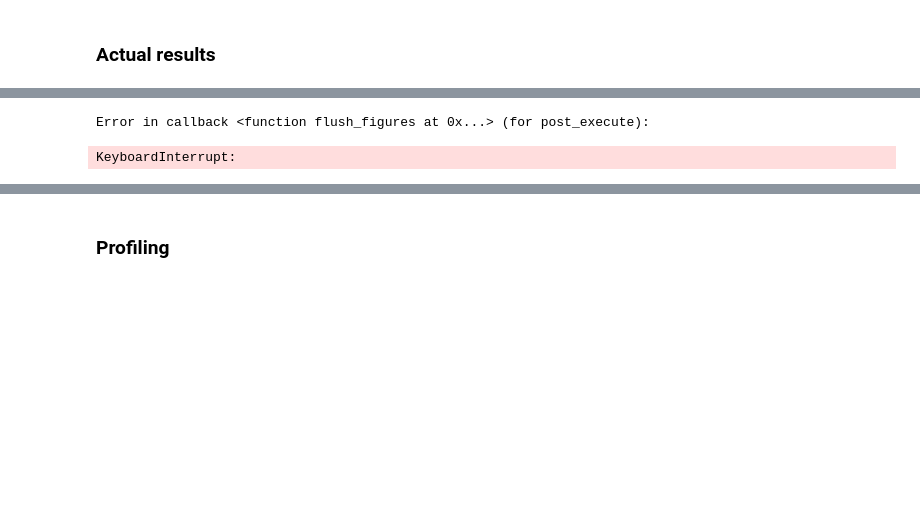
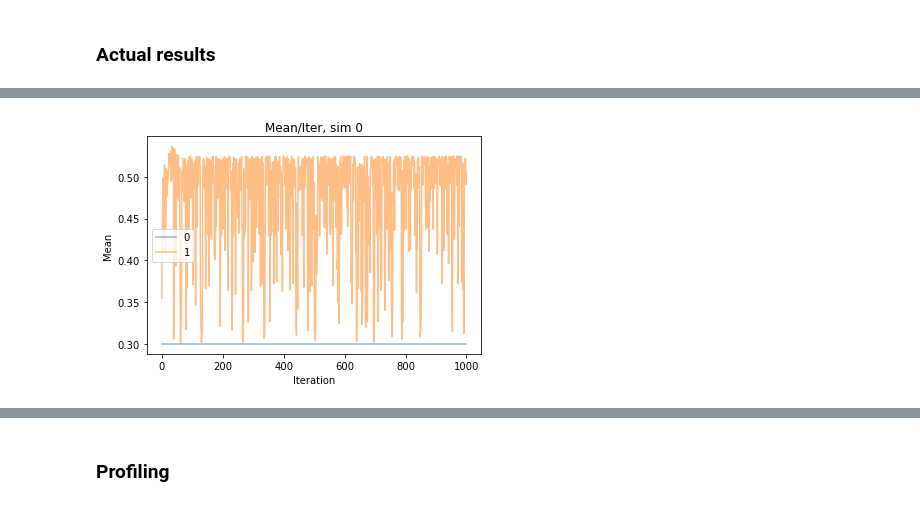
Before and after one commit to YutongB/Opinion-Dynamics, a Jupyter notebook: interact.ipynb, the cells around one changed output, grey strips where cells are left out. Saved outputs shown, nothing was run; the diff lists cells and outputs as text; code cells hidden in the pictures; blank space fills up the shorter version.

```diff
--- a/interact.ipynb
+++ b/interact.ipynb
@@ -137,6 +172,5 @@ res.plot_final_distr(18)
 # %%
-res.plot_mean()
+sim.plot_mean()
 # %% [output]
-Error in callback <function flush_figures at 0x...> (for post_execute):
-KeyboardInterrupt:
+[figure, added]
 # %%
```
Also changed, not shown: parts of 13 cells of this notebook.
